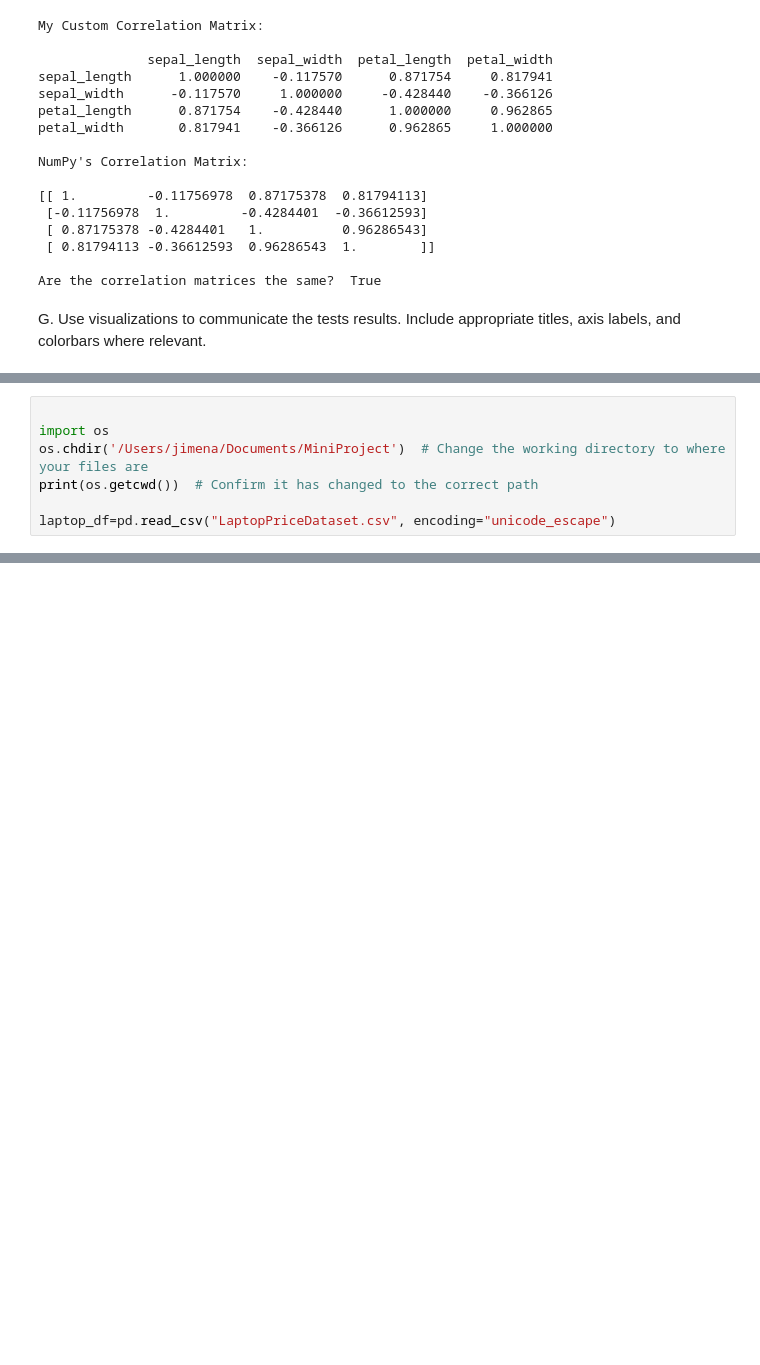
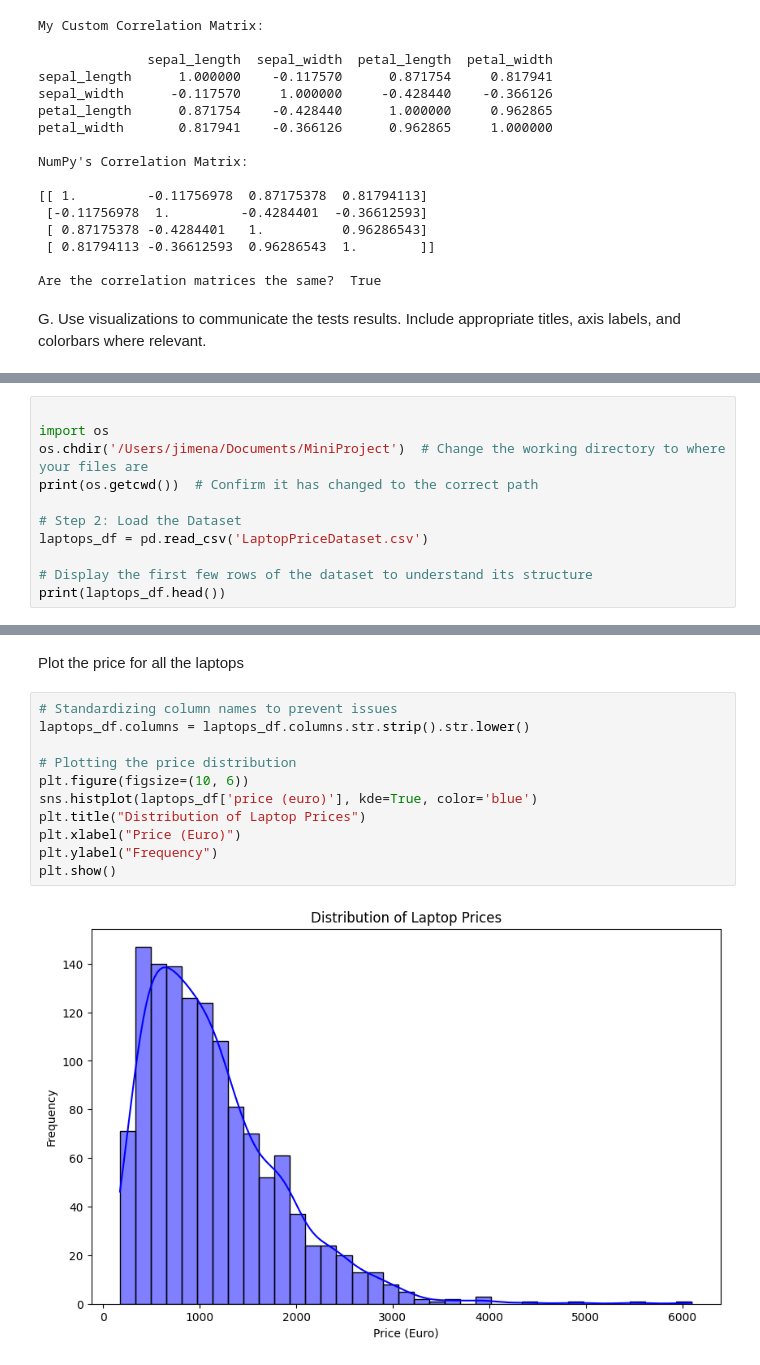
Before and after one commit to Jimenamdz/MiniProjectJimenaMendez, a Jupyter notebook: Mini_Project_Jimena_Mendez.ipynb, the cells around one changed output, grey strips where cells are left out. Cells and saved outputs as stored; diff of their text form; blank space fills up the shorter version.

```diff
--- a/Mini_Project_Jimena_Mendez.ipynb
+++ b/Mini_Project_Jimena_Mendez.ipynb
@@ -272,6 +277,10 @@ import os
 os.chdir('/Users/jimena/Documents/MiniProject')  # Change the working directory to where your files are
 print(os.getcwd())  # Confirm it has changed to the correct path
 
-laptop_df=pd.read_csv("LaptopPriceDataset.csv", encoding="unicode_escape")
+# Step 2: Load the Dataset
+laptops_df = pd.read_csv('LaptopPriceDataset.csv')
+
+# Display the first few rows of the dataset to understand its structure
+print(laptops_df.head())
 # %% [output]
 /Users/jimena/Documents/MiniProject
@@ -286,0 +303,15 @@ laptop_df.head()
+# %% [markdown]
+Plot the price for all the laptops
+# %%
+# Standardizing column names to prevent issues
+laptops_df.columns = laptops_df.columns.str.strip().str.lower()
+
+# Plotting the price distribution
+plt.figure(figsize=(10, 6))
+sns.histplot(laptops_df['price (euro)'], kde=True, color='blue')
+plt.title("Distribution of Laptop Prices")
+plt.xlabel("Price (Euro)")
+plt.ylabel("Frequency")
+plt.show()
+# %% [output]
+[figure, added]
```
Also changed, not shown: parts of 18 cells of this notebook, 2 other files.
